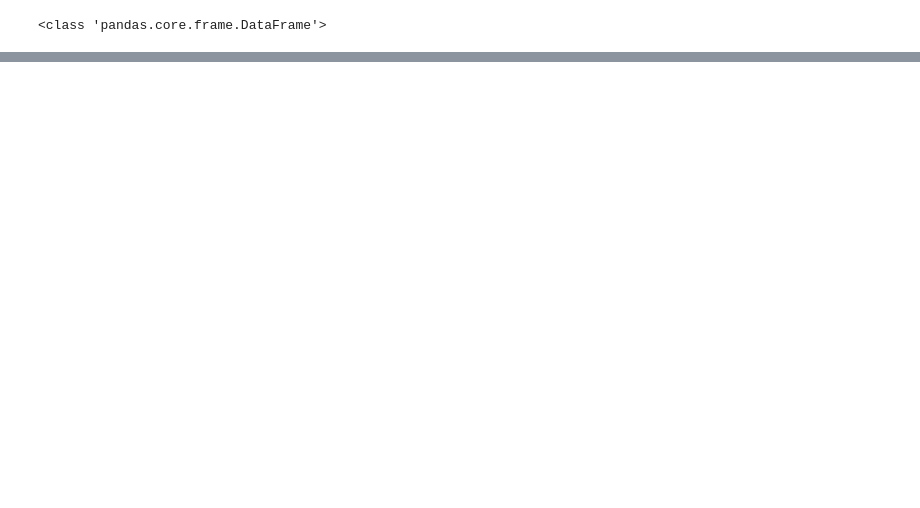
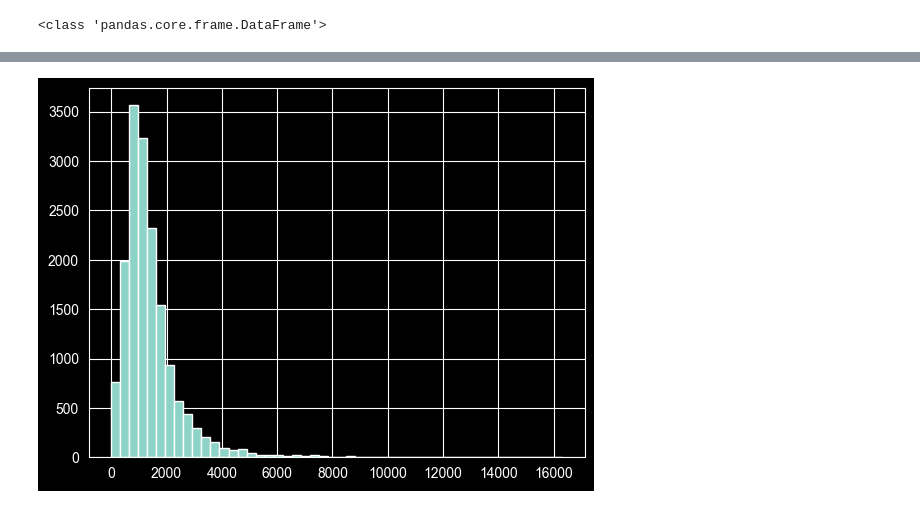
Before and after one commit to machao318927/Hands-On-Machine-Learning, a Jupyter notebook: my-study/02_End-to-end Machine Learning project.ipynb, the cells around one changed output, grey strips where cells are left out. Saved outputs shown, nothing was run; the diff lists cells and outputs as text; code cells hidden in the pictures; blank space fills up the shorter version.

```diff
--- a/my-study/02_End-to-end Machine Learning project.ipynb
+++ b/my-study/02_End-to-end Machine Learning project.ipynb
@@ -1753,0 +2237,6 @@ print(housing_cat_encoded_tr.head(8))
+# %%
+# population大致遵循幂律分布
+housing["population"].hist(bins=50)
+plt.show()
+# %% [output]
+[figure, added]
```
Also changed, not shown: parts of 48 cells of this notebook.
